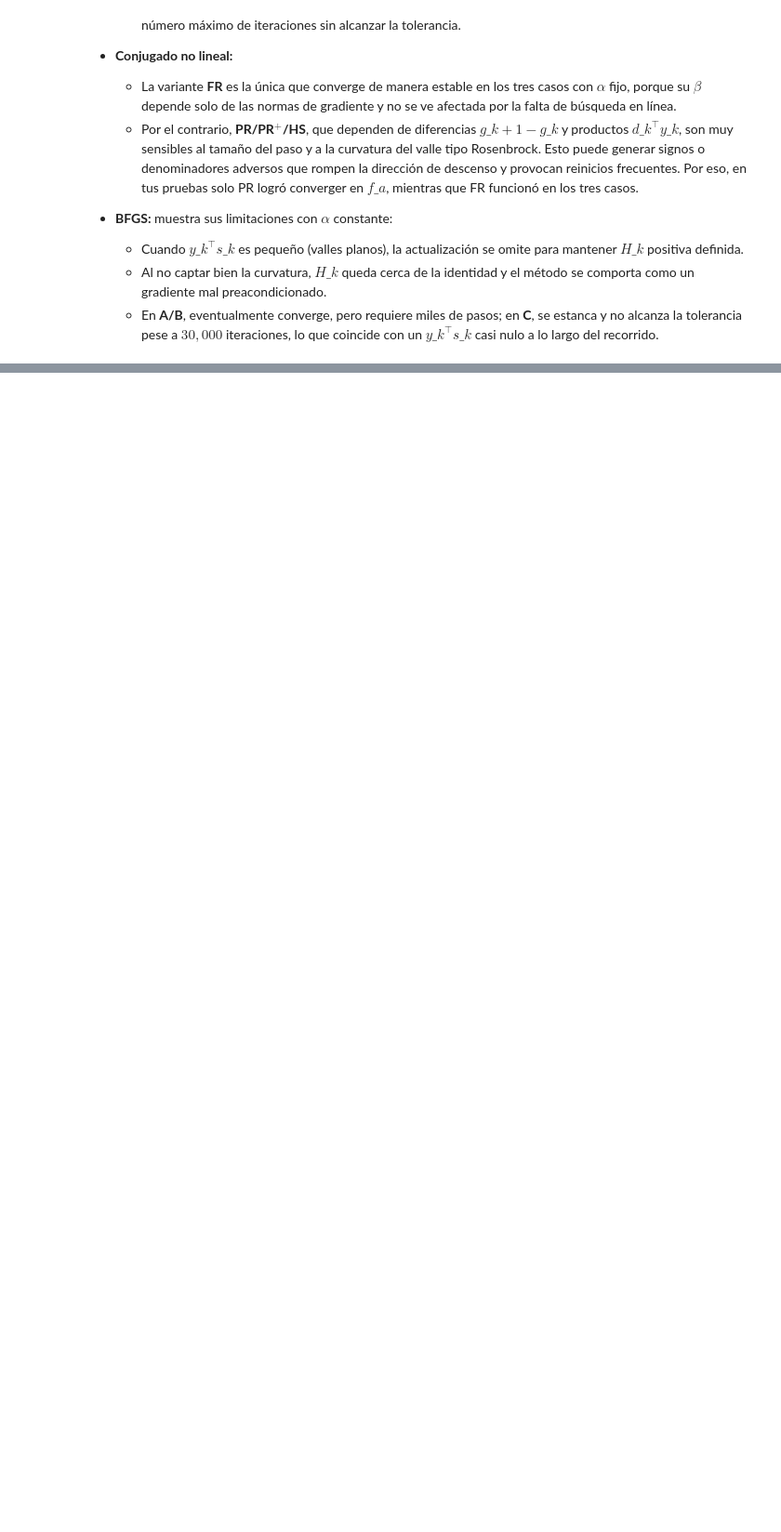
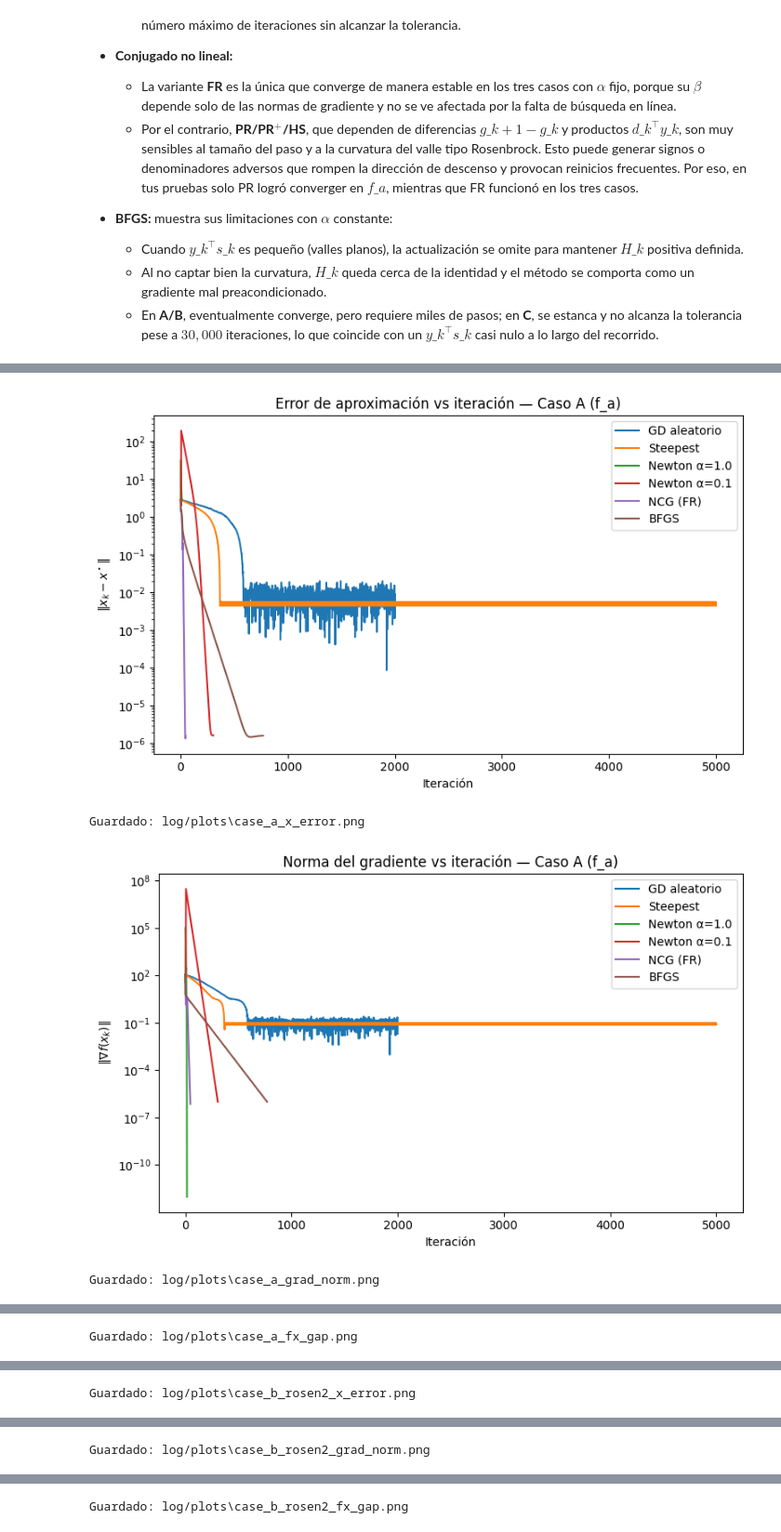
Before and after one commit to JosueSay/labs-ms, a Jupyter notebook: Labs/lab3/problema_1_2/p1_p2.ipynb, the cells around one changed output, grey strips where cells are left out. Shown at 93% size. Cells and saved outputs as stored; diff of their text form; code cells hidden in the pictures; blank space fills up the shorter version.

```diff
--- a/Labs/lab3/problema_1_2/p1_p2.ipynb
+++ b/Labs/lab3/problema_1_2/p1_p2.ipynb
@@ -1715,3 +1715,39 @@ En conjunto, los resultados reflejan claramente lo que se esperaría según la g
   * Cuando $y\_k^\top s\_k$ es pequeño (valles planos), la actualización se omite para mantener $H\_k$ positiva definida.
   * Al no captar bien la curvatura, $H\_k$ queda cerca de la identidad y el método se comporta como un gradiente mal preacondicionado.
   * En **A/B**, eventualmente converge, pero requiere miles de pasos; en **C**, se estanca y no alcanza la tolerancia pese a $30{,}000$ iteraciones, lo que coincide con un $y\_k^\top s\_k$ casi nulo a lo largo del recorrido.
+# %%
+def extractSeries(entry, f, xStar=None, fStar=None):
+    xs  = np.asarray(entry["xs"])
+    fxs = np.asarray(entry["fxs"])
+    hist = entry["metrics"]["history"]
+    gradNorms = np.asarray(hist["gradNorms"])
+
+    series = {
+        "k": np.arange(xs.shape[0]),
+        "grad_norm": gradNorms,
+        "x_error": None,
+        "fx_gap": None,
+    }
+    if xStar is not None:
+        xStar = np.asarray(xStar).ravel()
+        series["x_error"] = np.linalg.norm(xs - xStar, axis=1)
+    if fStar is not None:
+        series["fx_gap"] = np.abs(fxs - fStar)
+    return series
+# %%
+def buildMethodsDict():
+    return {
+        "GD aleatorio":        result_gradient_descent_naive,
+        "Steepest":            result_steepest,
+        "Newton α=1.0":        result_newton_a1,
+        "Newton α=0.1":        result_newton_a2,
+        "NCG (FR)":            result_ncg,
+        "BFGS":                result_bfgs,
+    }
+
+def caseInfo():
+    return {
+        "case_a": {"f": f_a, "x_star": xstar_a, "f_star": fstar_a, "title": "Caso A (f_a)"},
+        "case_b_rosen2": {"f": f_rosen2, "x_star": xstar_b, "f_star": fstar_b, "title": "Caso B (Rosenbrock 2D)"},
+        "case_c_rosen7": {"f": f_rosen7, "x_star": xstar_c, "f_star": fstar_c, "title": "Caso C (Rosenbrock 7D)"},
+    }
@@ -1717,0 +1811,14 @@ En conjunto, los resultados reflejan claramente lo que se esperaría según la g
+# %%
+def plotAllComparisons(outDir="log/plots", show=False):
+    paths = []
+    for caseKey in ("case_a", "case_b_rosen2", "case_c_rosen7"):
+        for metric in ("x_error", "grad_norm", "fx_gap"):
+            paths.append(plotCaseMetric(caseKey, metric, outDir=outDir, show=show))
+    return paths
+# %%
+plotAllComparisons(show=True)
+# %% [output]
+[figure, added]
+Guardado: log/plots\case_a_x_error.png
+[figure, added]
+Guardado: log/plots\case_a_grad_norm.png
@@ -1717,0 +1826 @@ En conjunto, los resultados reflejan claramente lo que se esperaría según la g
+Guardado: log/plots\case_a_fx_gap.png
@@ -1717,0 +1828 @@ En conjunto, los resultados reflejan claramente lo que se esperaría según la g
+Guardado: log/plots\case_b_rosen2_x_error.png
@@ -1717,0 +1830 @@ En conjunto, los resultados reflejan claramente lo que se esperaría según la g
+Guardado: log/plots\case_b_rosen2_grad_norm.png
@@ -1717,0 +1832 @@ En conjunto, los resultados reflejan claramente lo que se esperaría según la g
+Guardado: log/plots\case_b_rosen2_fx_gap.png
```
Also changed, not shown: parts of 5 cells of this notebook, 10 other files.
